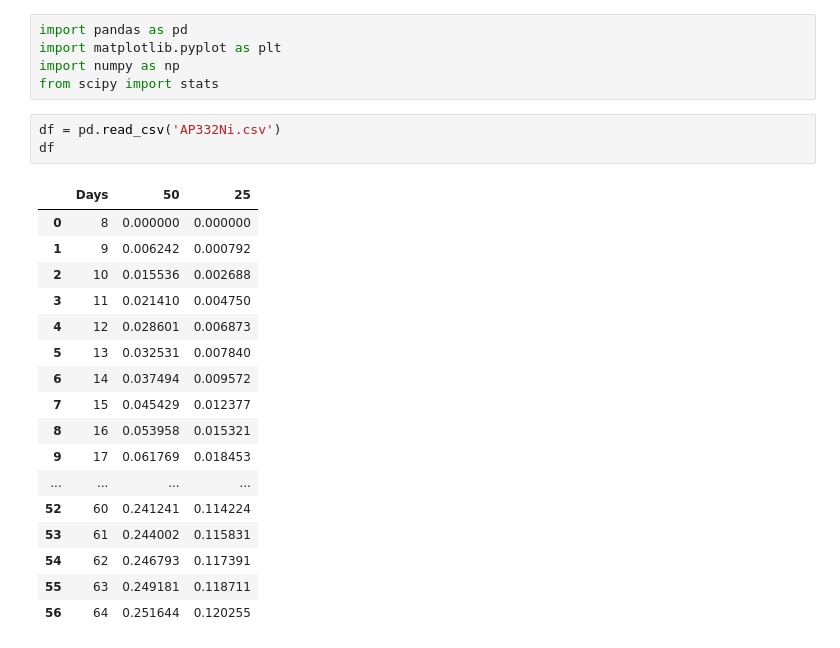
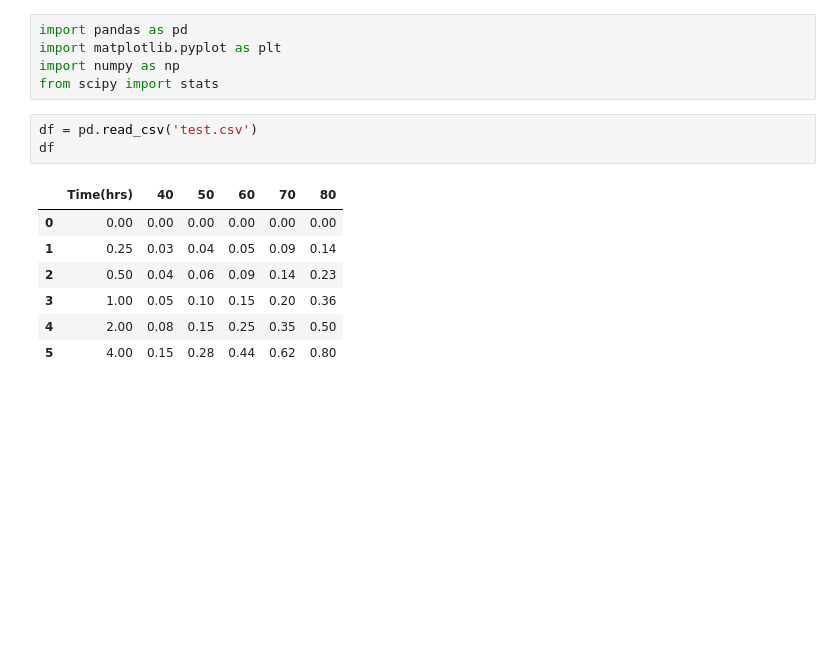
Before and after one commit to tatenda1990/SCM, a Jupyter notebook: SCM.ipynb, the cells around one changed output. Saved outputs shown, nothing was run; the diff lists cells and outputs as text; blank space fills up the shorter version.

```diff
--- a/SCM.ipynb
+++ b/SCM.ipynb
@@ -4,26 +4,16 @@ import matplotlib.pyplot as plt
 import numpy as np
 from scipy import stats
 # %%
-df = pd.read_csv('AP332Ni.csv')
+df = pd.read_csv('test.csv')
 df
 # %% [output]
-|  | Days | 50 | 25 |
-| 0 | 8 | 0.000000 | 0.000000 |
-| 1 | 9 | 0.006242 | 0.000792 |
-| 2 | 10 | 0.015536 | 0.002688 |
-| 3 | 11 | 0.021410 | 0.004750 |
-| 4 | 12 | 0.028601 | 0.006873 |
-| 5 | 13 | 0.032531 | 0.007840 |
-| 6 | 14 | 0.037494 | 0.009572 |
-| 7 | 15 | 0.045429 | 0.012377 |
-| 8 | 16 | 0.053958 | 0.015321 |
-| 9 | 17 | 0.061769 | 0.018453 |
-| ... | ... | ... | ... |
-| 52 | 60 | 0.241241 | 0.114224 |
-| 53 | 61 | 0.244002 | 0.115831 |
-| 54 | 62 | 0.246793 | 0.117391 |
-| 55 | 63 | 0.249181 | 0.118711 |
-| 56 | 64 | 0.251644 | 0.120255 |
+|  | Time(hrs) | 40 | 50 | 60 | 70 | 80 |
+| 0 | 0.00 | 0.00 | 0.00 | 0.00 | 0.00 | 0.00 |
+| 1 | 0.25 | 0.03 | 0.04 | 0.05 | 0.09 | 0.14 |
+| 2 | 0.50 | 0.04 | 0.06 | 0.09 | 0.14 | 0.23 |
+| 3 | 1.00 | 0.05 | 0.10 | 0.15 | 0.20 | 0.36 |
+| 4 | 2.00 | 0.08 | 0.15 | 0.25 | 0.35 | 0.50 |
+| 5 | 4.00 | 0.15 | 0.28 | 0.44 | 0.62 | 0.80 |
 # %%
 def plot_recoveries (df):
     t = np.array(df[df.columns[0]])
```
Also changed, not shown: parts of 9 cells of this notebook, 3 other files.
